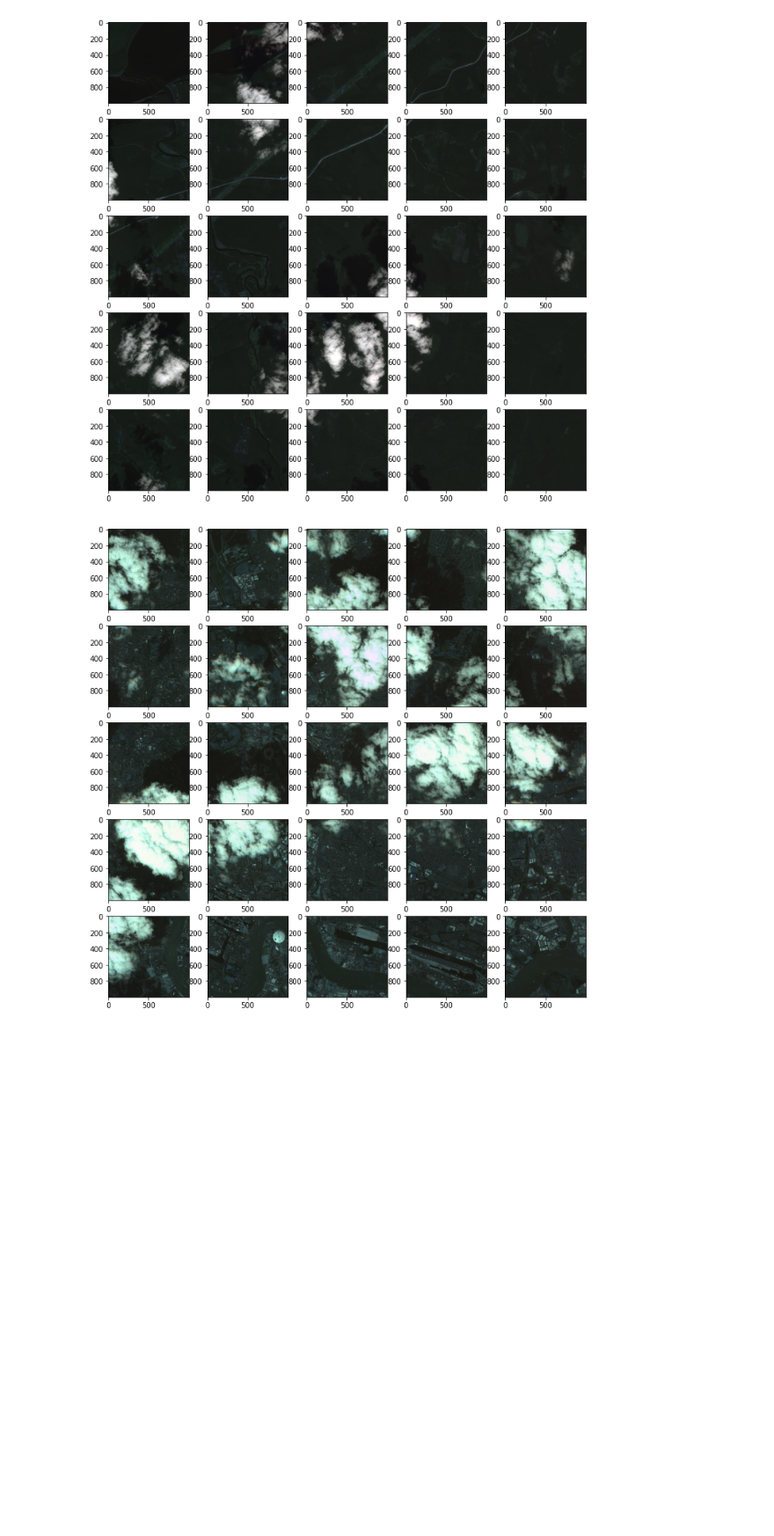
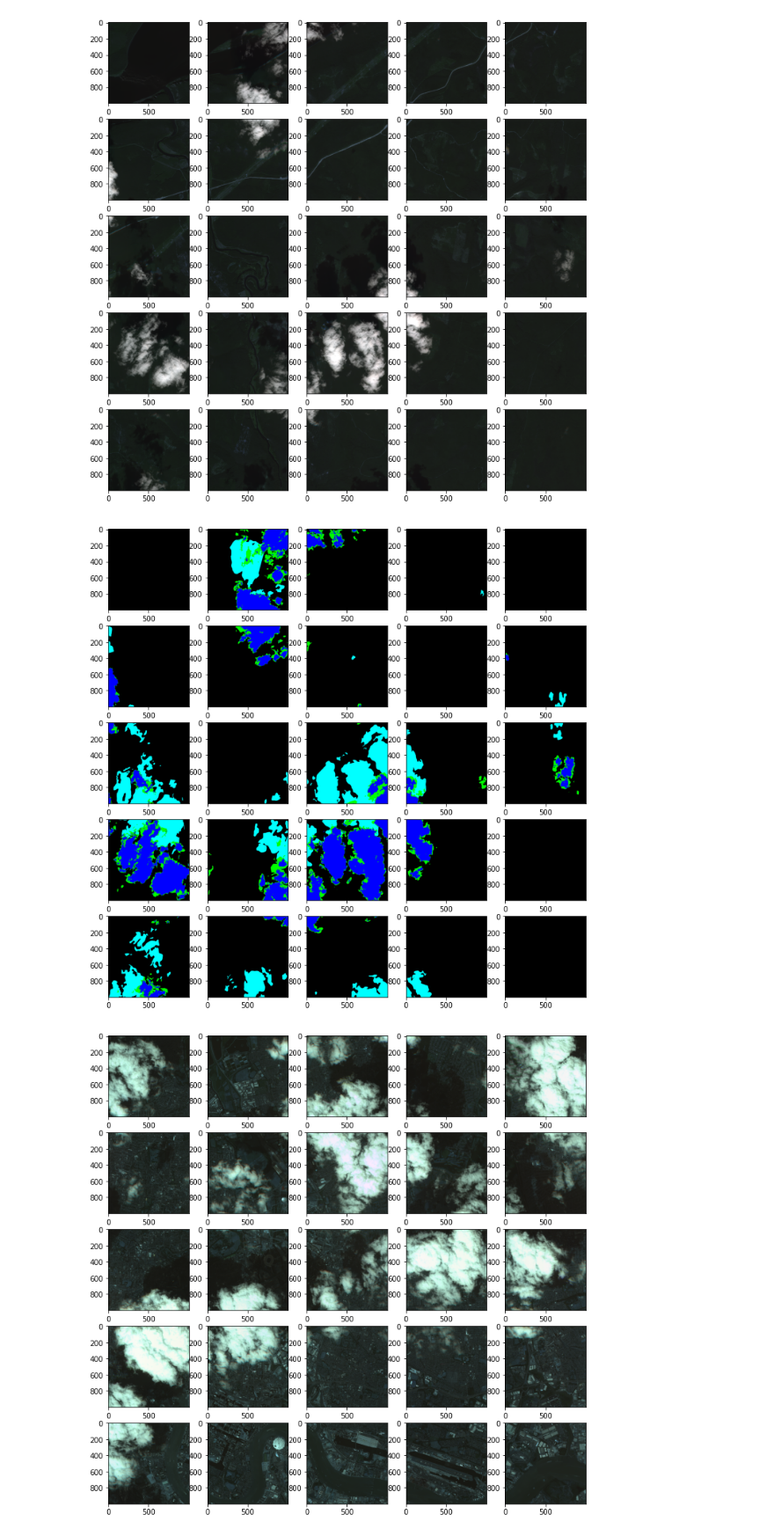
Before and after one commit to TEAM-LuckyDay/Cloud_segmentation, a Jupyter notebook: img_patch_code.ipynb, the cells around one changed output. Shown at 88% size. Drawn from its saved outputs; the diff is of its cells as text; code cells hidden in the pictures; blank space fills up the shorter version.

```diff
--- a/img_patch_code.ipynb
+++ b/img_patch_code.ipynb
@@ -85,6 +85,7 @@ class image_processing():
         self.rgb_img_path = path1
         self.patch_img_path = path2
         self.crop_margin(self.rgb_img_path)
+
 
     def crop_margin(self,path):
 
@@ -109,7 +110,7 @@ class image_processing():
             for j in range(5):
                 file_count2 += 1
                 patch_img = img[ i*1000 : i*1000 + 1000,    j*1000 :  j*1000+1000  ,:]
-                save_path = f'/content/drive/MyDrive/Cloud_data/cloud_train/train_clouds_data/patch_img/img{file_count}_{file_count2}.png'
+                save_path = self.patch_img_path + f'/img{file_count}_{file_count2}.png'
                 cv2.imwrite(save_path, patch_img)
 
 
@@ -128,6 +129,10 @@ class image_processing():
 ---
 Main Code
 # %%
-dir_path = '/content/drive/MyDrive/Cloud_data/cloud_train/train_clouds_data/'
-img_dir_path = os.path.join(dir_path, 'png')
+dir_path = '/content/drive/MyDrive/Cloud_data/cloud_train/'
+img_dir_path = os.path.join(dir_path, 'train_clouds_data/png')
 patch_img_dir_path = os.path.join(dir_path, 'patch_img')
+
+dir_label_path = '/content/drive/MyDrive/Cloud_data/cloud_train/'
+label_dir_path = os.path.join(dir_path, 'train_clouds_labeling')
+patch_label_dir_path = os.path.join(dir_path, 'patch_label')
@@ -142,4 +164,8 @@ print(len(file_list))
 rgb_path_list = glob(os.path.join(img_dir_path,"*RGB*png"))
 print(rgb_path_list[:10])
 print(len(rgb_path_list))
+
+rgb_label_path_list = glob(os.path.join(label_dir_path,"*png"))
+print(rgb_label_path_list[:10])
+print(len(rgb_label_path_list))
 # %% [output]
@@ -164,3 +192,5 @@ run = image_processing(rgb_path_list, patch_img_dir_path)
 5000 size로 crop :  (5000, 5000, 3)
 
 3 장 전처리 완료.
+# %%
+run_label = image_processing(rgb_label_path_list, patch_label_dir_path)
@@ -169,3 +211,7 @@ run.confirm_patch(patch_img_dir_path, 1)
 # %% [output]
 [figure]
+# %%
+run_label.confirm_patch(patch_label_dir_path, 2)
+# %% [output]
+[figure, added]
 # %%
```
Also changed, not shown: parts of 9 cells of this notebook.
